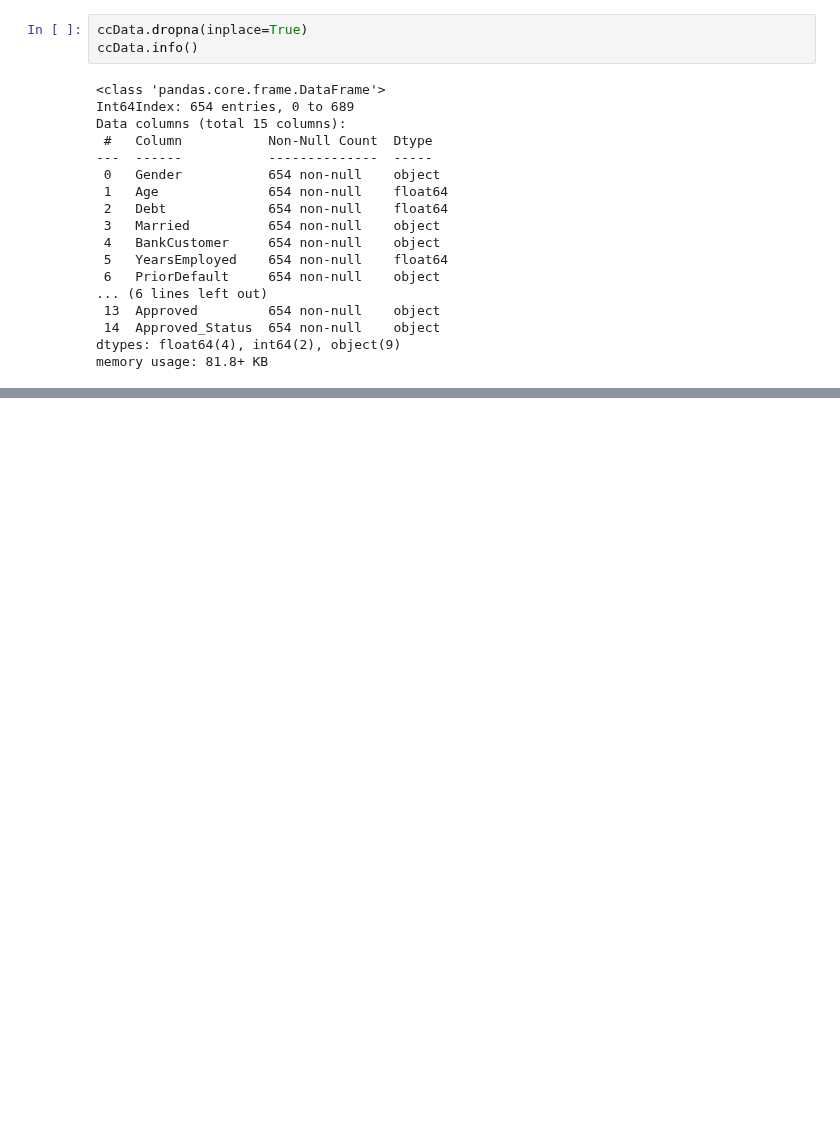
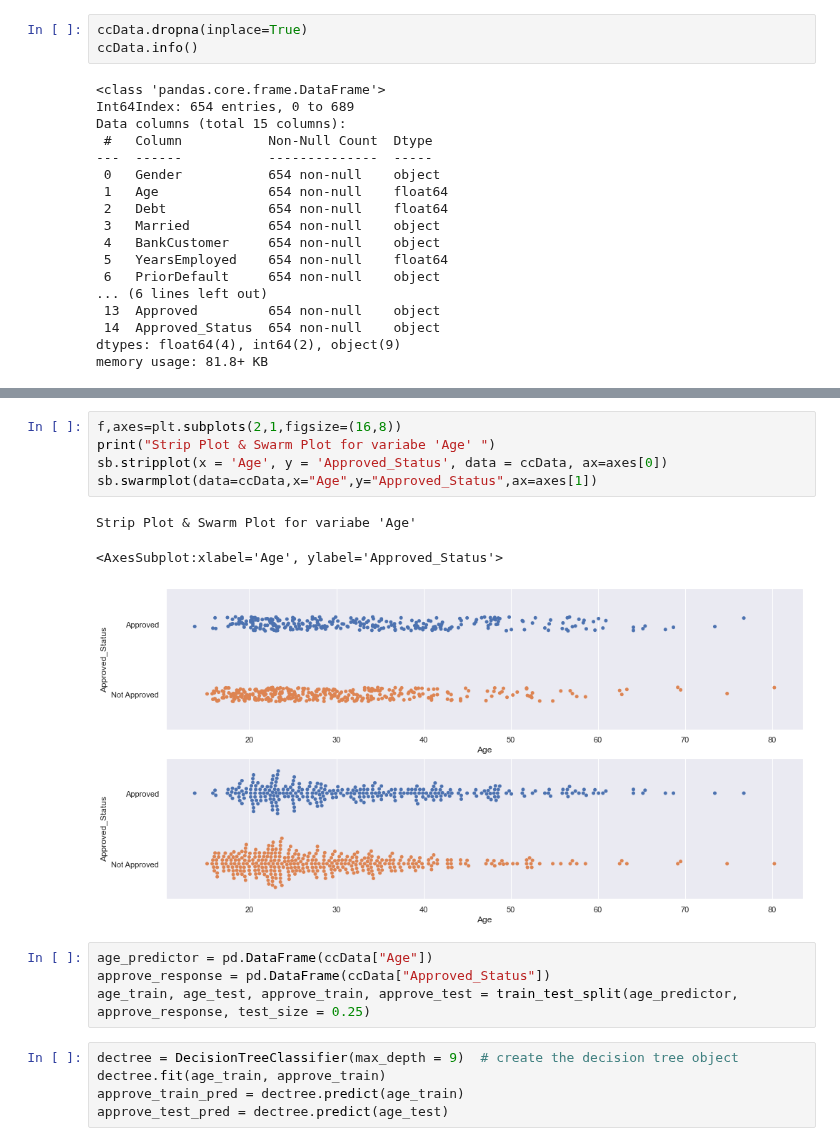
Before and after one commit to niyaojiayou/SC1015, a Jupyter notebook: SC1015 Mini Project.ipynb, the cells around one changed output, grey strips where cells are left out. Cells and saved outputs as stored; diff of their text form; blank space fills up the shorter version.

```diff
--- a/SC1015 Mini Project.ipynb
+++ b/SC1015 Mini Project.ipynb
@@ -193,0 +205,18 @@ sb.boxplot(data=creditcardData["Income"],orient='h')
+# %%
+f,axes=plt.subplots(2,1,figsize=(16,8))
+print("Strip Plot & Swarm Plot for variabe 'Age' ")
+sb.stripplot(x = 'Age', y = 'Approved_Status', data = ccData, ax=axes[0])
+sb.swarmplot(data=ccData,x="Age",y="Approved_Status",ax=axes[1])
+# %% [output]
+Strip Plot & Swarm Plot for variabe 'Age'
+<AxesSubplot:xlabel='Age', ylabel='Approved_Status'>
+[figure, added]
+# %%
+age_predictor = pd.DataFrame(ccData["Age"])
+approve_response = pd.DataFrame(ccData["Approved_Status"])
+age_train, age_test, approve_train, approve_test = train_test_split(age_predictor, approve_response, test_size = 0.25)
+# %%
+dectree = DecisionTreeClassifier(max_depth = 9)  # create the decision tree object
+dectree.fit(age_train, approve_train)
+approve_train_pred = dectree.predict(age_train)
+approve_test_pred = dectree.predict(age_test)
```
Also changed, not shown: parts of 8 cells of this notebook, 1 other file.
